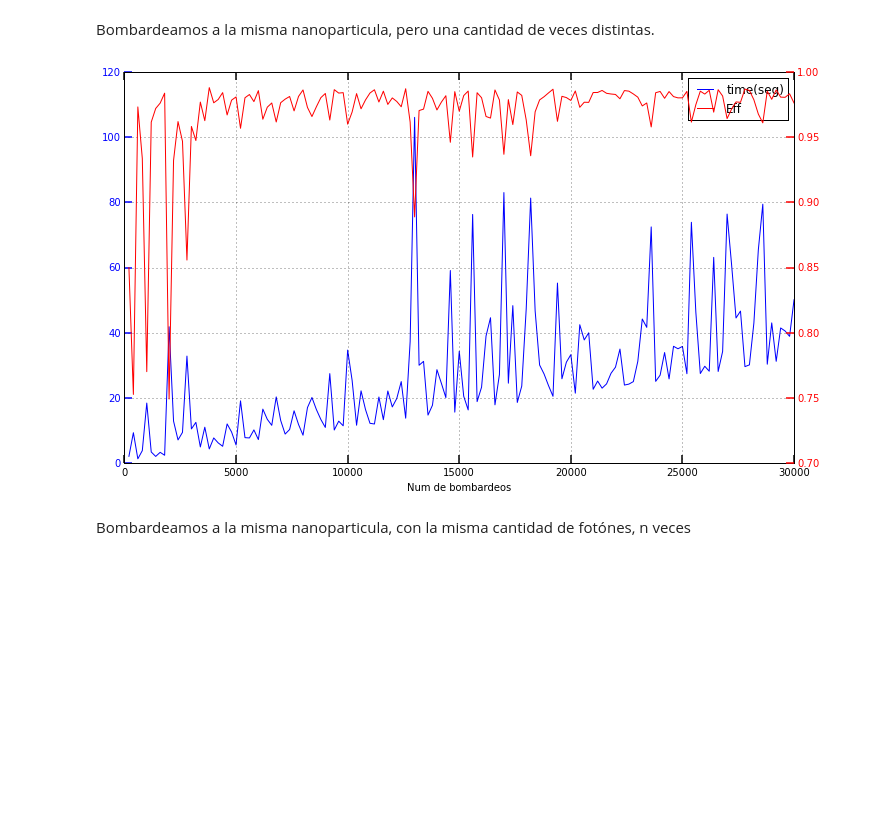
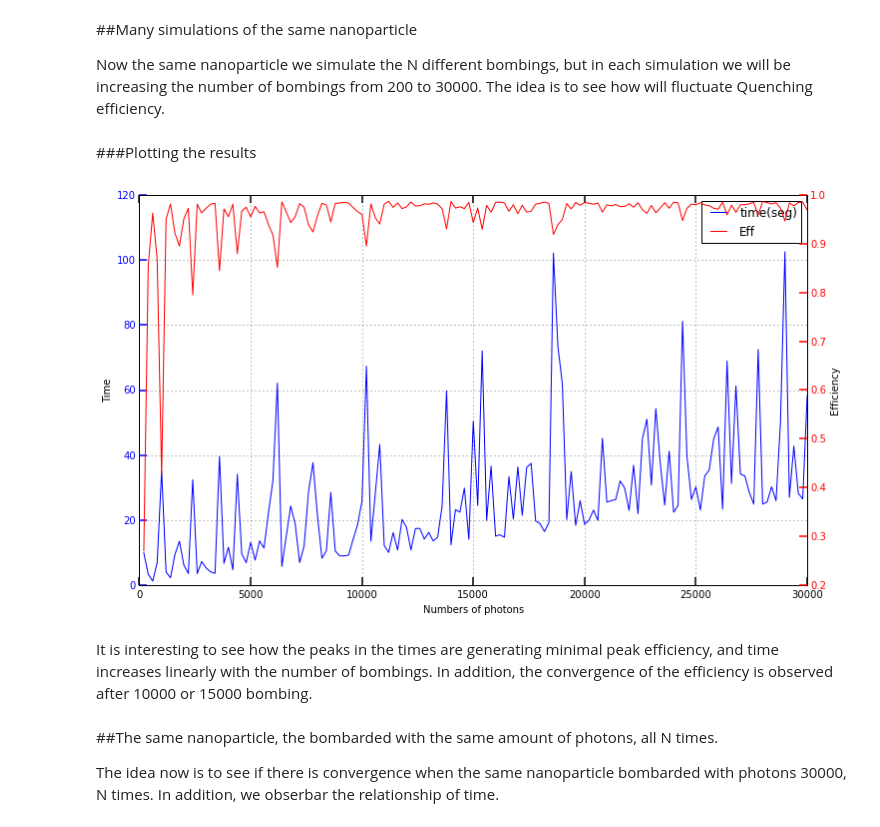
Before and after one commit to pewen/ten, a Jupyter notebook: examples/tets.ipynb, the cells around one changed output. Saved outputs shown, nothing was run; the diff lists cells and outputs as text; code cells hidden in the pictures; blank space fills up the shorter version.

```diff
--- a/examples/tets.ipynb
+++ b/examples/tets.ipynb
@@ -8,10 +14,17 @@ from config import *
 
 import time
+# %%
+#initial conditions
+init_param = read4file('../config.conf')
 # %%
-nano_particle = NanoParticle(r, 60, tau_D, R_Forster, L_D, delta_t)
+#Create de nanopaticle
+nano_particle = NanoParticle(init_param['r'], init_param['num_acceptors'], init_param['tau_D'],
+                             init_param['R_Forster'], init_param['L_D'], init_param['delta_t'])
+#Give a volumetrically distributions
 nano_particle.deposit_volumetrically_acceptors()
 # %%
-simu = Photon(nano_particle, 1000)
+#the fisrt run, and the fist times
+simu = Exciton(nano_particle, 1000)
 simu.laser_generated()
 a = time.time()
 simu.move()
@@ -27,46 +38,57 @@ simu.efficiency
+# %% [markdown]
+##Many simulations of the same nanoparticle
+
+Now the same nanoparticle we simulate the N different bombings, but in each simulation we will be increasing the number of bombings from 200 to 30000. The idea is to see how will fluctuate Quenching efficiency.
 # %%
 import numpy as np
 import matplotlib.pyplot as plt
 %matplotlib inline
-# %% [markdown]
-Bombardeamos a la misma nanoparticula, pero una cantidad de veces distintas.
 # %%
 times = []
 eff = []
 
 for i in range(200, 30001, 200):
-    simu = Photon(nano_particle, i)
+    simu = Exciton(nano_particle, i)
     simu.laser_generated()
     a = time.time()
     simu.move()
     b = time.time() - a
     times.append(b)
     eff.append(simu.efficiency)
+# %% [markdown]
+###Plotting the results
 # %%
 x = np.array(range(200,30001, 200))
 
 fig, host = plt.subplots(figsize=(12,7))
 
 par1 = host.twinx()
 
 p1, = host.plot(x, times, "b-", label="time(seg)")
 p2, = par1.plot(x, eff, "r-", label="Eff")
 
-host.set_xlabel("Num de bombardeos")
+host.set_xlabel("Numbers of photons")
+host.set_ylabel("Time")
+par1.set_ylabel("Efficiency")
 
 tkw = dict(size=8, width=1.5)
 host.tick_params(axis='y', colors=p1.get_color(), **tkw)
 par1.tick_params(axis='y', colors=p2.get_color(), **tkw)
 host.tick_params(axis='x', **tkw)
 
 lines = [p1, p2]
 host.legend(lines, [l.get_label() for l in lines])
 
 host.grid(True)
 # %% [output]
-[figure, old version]
+[figure, new version]
-# %% [markdown]
-Bombardeamos a la misma nanoparticula, con la misma cantidad de fotónes, n veces
+# %% [markdown]
+It is interesting to see how the peaks in the times are generating minimal peak efficiency, and time increases linearly with the number of bombings.
+In addition, the convergence of the efficiency is observed after 10000 or 15000 bombing.
+# %% [markdown]
+##The same nanoparticle, the bombarded with the same amount of photons, all N times.
+
+The idea now is to see if there is convergence when the same nanoparticle bombarded with photons 30000, N times. In addition, we obserbar the relationship of time.
 # %%
 times2 = []
 eff2 = []
```
Also changed, not shown: parts of 10 cells of this notebook.
